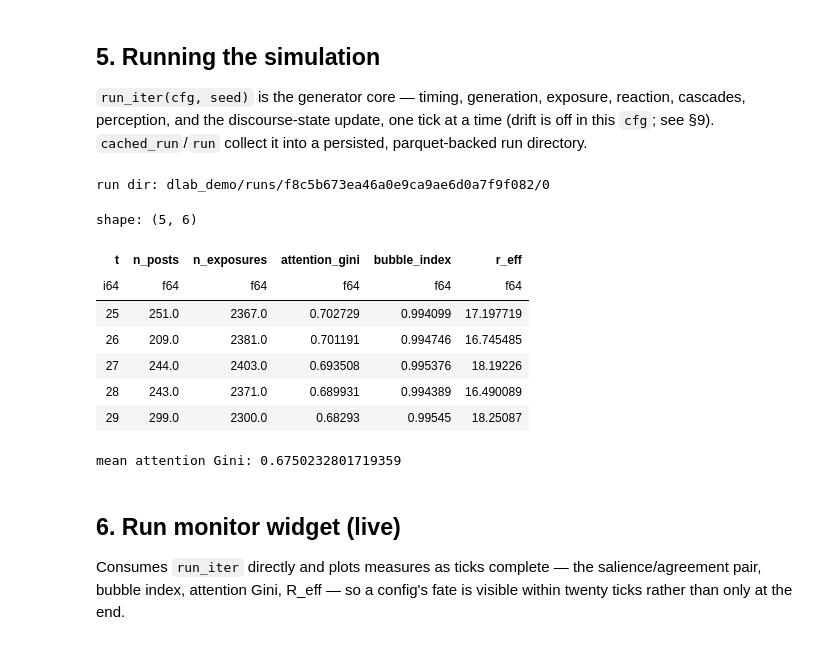
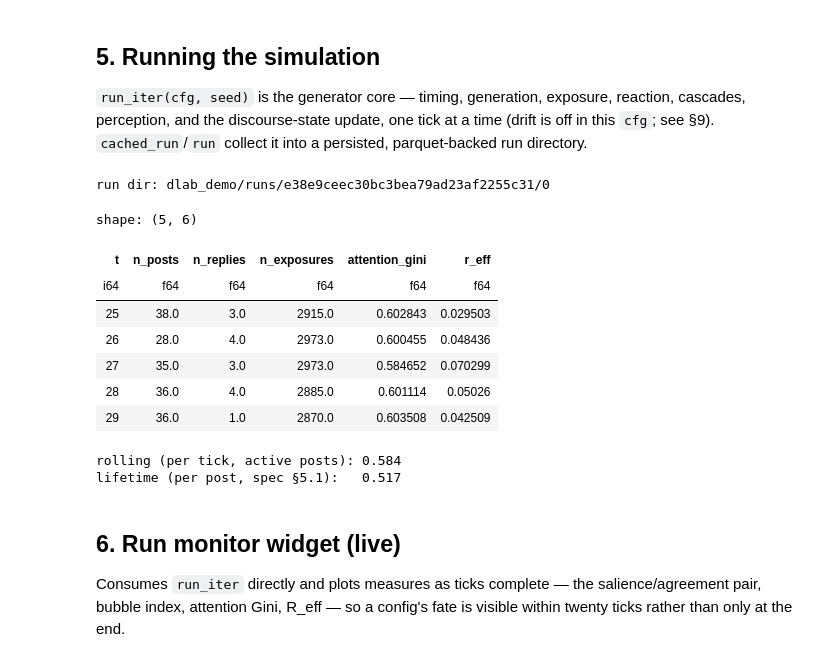
Before and after one commit to lrodeck/Network-Simulation, a Jupyter notebook: notebooks/demo.ipynb, the cells around one changed output. Drawn from its saved outputs; the diff is of its cells as text; code cells hidden in the pictures.

```diff
--- a/notebooks/demo.ipynb
+++ b/notebooks/demo.ipynb
@@ -142,32 +143,44 @@ stance_editor
 reaction, cascades, perception, and the discourse-state update, one tick at a
 time (drift is off in this `cfg`; see §9). `cached_run`/`run` collect it
 into a persisted, parquet-backed run directory.
-# %%
-from discourse_lab.runner import cached_run, load_run
-
-run_dir = cached_run(cfg, seed=SEED)
-handle = load_run(cfg, seed=SEED)
-metrics = handle.metrics()
-print("run dir:", os.path.relpath(run_dir))
-metrics.select(["t", "n_posts", "n_exposures", "attention_gini", "bubble_index", "r_eff"]).tail(5)
-# %% [output]
-run dir: dlab_demo/runs/f8c5b673ea46a0e9ca9ae6d0a7f9f082/0
-shape: (5, 6)
-| t | n_posts | n_exposures | attention_gini | bubble_index | r_eff |
-| i64 | f64 | f64 | f64 | f64 | f64 |
-| 25 | 251.0 | 2367.0 | 0.702729 | 0.994099 | 17.197719 |
-| 26 | 209.0 | 2381.0 | 0.701191 | 0.994746 | 16.745485 |
-| 27 | 244.0 | 2403.0 | 0.693508 | 0.995376 | 18.19226 |
-| 28 | 243.0 | 2371.0 | 0.689931 | 0.994389 | 16.490089 |
-| 29 | 299.0 | 2300.0 | 0.68293 | 0.99545 | 18.25087 |
-# %%
-# spec §5.1: the simulation is calibrated when this lands in [0.8, 0.95]
-# without being imposed.
-print("mean attention Gini:", metrics["attention_gini"].drop_nulls().mean())
-# spec §5.1's target ranges assume a realistically sized, calibrated run;
-# this notebook's tiny demo population may or may not land inside them.
-# %% [output]
-mean attention Gini: 0.6750232801719359
+# %%
+from discourse_lab.runner import cached_run, load_run
+
+# persist=... opts into the raw tables. Without "posts" the §5.1 facts below
+# cannot be computed at all: per-post engagement, cascade roots and depths all
+# live there, not in the per-tick metrics.
+run_dir = cached_run(cfg, seed=SEED, persist=("posts", "engagements"))
+handle = load_run(cfg, seed=SEED)
+metrics = handle.metrics()
+print("run dir:", os.path.relpath(run_dir))
+metrics.select(["t", "n_posts", "n_replies", "n_exposures", "attention_gini", "r_eff"]).tail(5)
+# %% [output]
+run dir: dlab_demo/runs/e38e9ceec30bc3bea79ad23af2255c31/0
+shape: (5, 6)
+| t | n_posts | n_replies | n_exposures | attention_gini | r_eff |
+| i64 | f64 | f64 | f64 | f64 | f64 |
+| 25 | 38.0 | 3.0 | 2915.0 | 0.602843 | 0.029503 |
+| 26 | 28.0 | 4.0 | 2973.0 | 0.600455 | 0.048436 |
+| 27 | 35.0 | 3.0 | 2973.0 | 0.584652 | 0.070299 |
+| 28 | 36.0 | 4.0 | 2885.0 | 0.601114 | 0.05026 |
+| 29 | 36.0 | 1.0 | 2870.0 | 0.603508 | 0.042509 |
+# %%
+# Two different attention Ginis, and they do not agree.
+#
+#   metrics.parquet:attention_gini  rolling, over posts still active this tick
+#   posts.parquet                   lifetime engagement total per post
+#
+# spec §5.1's 0.8-0.95 target is about the second. Reporting the first against
+# that range compares different quantities, which is what this cell used to do.
+from discourse_lab.measures import gini
+
+rolling = float(metrics["attention_gini"].drop_nulls().mean())
+lifetime = float(gini(handle.posts()["engagement_count"].to_numpy().astype(float)))
+print(f"rolling (per tick, active posts): {rolling:.3f}")
+print(f"lifetime (per post, spec §5.1):   {lifetime:.3f}")
+# %% [output]
+rolling (per tick, active posts): 0.584
+lifetime (per post, spec §5.1):   0.517
 # %% [markdown]
 ## 6. Run monitor widget (live)
 
```
Also changed, not shown: parts of 15 cells of this notebook, 2 other files.
